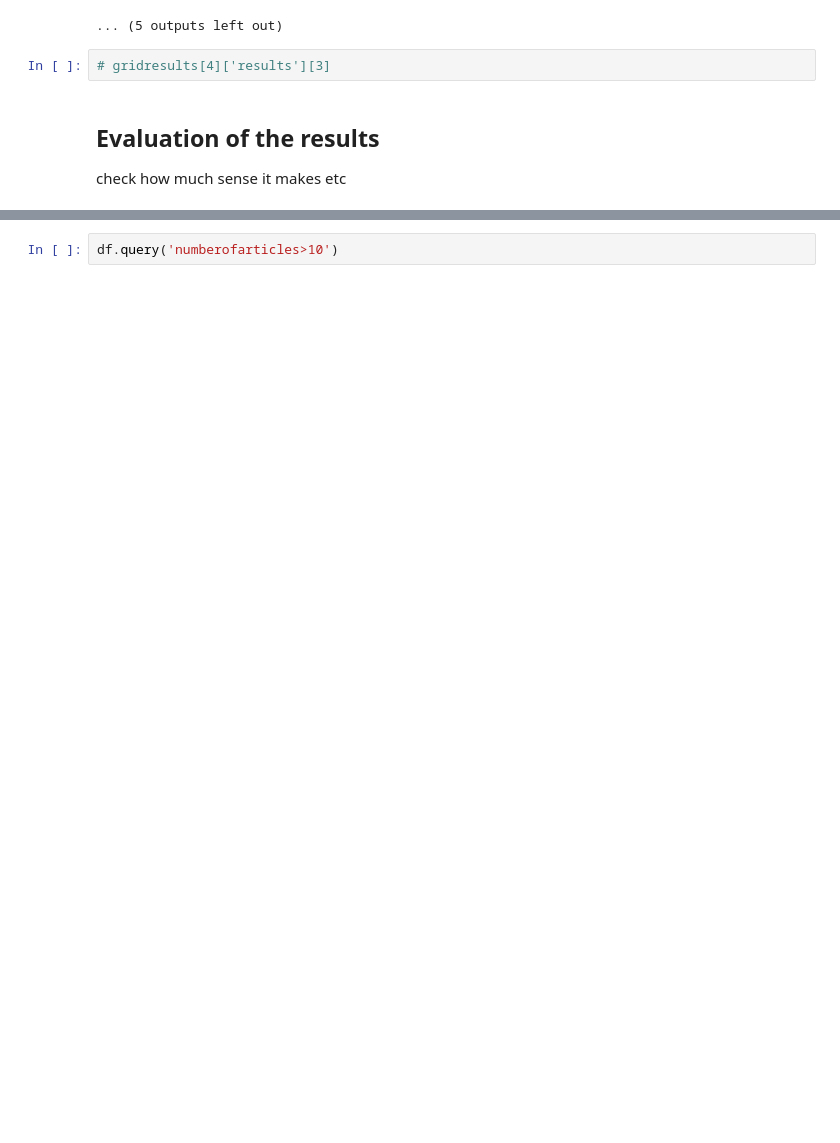
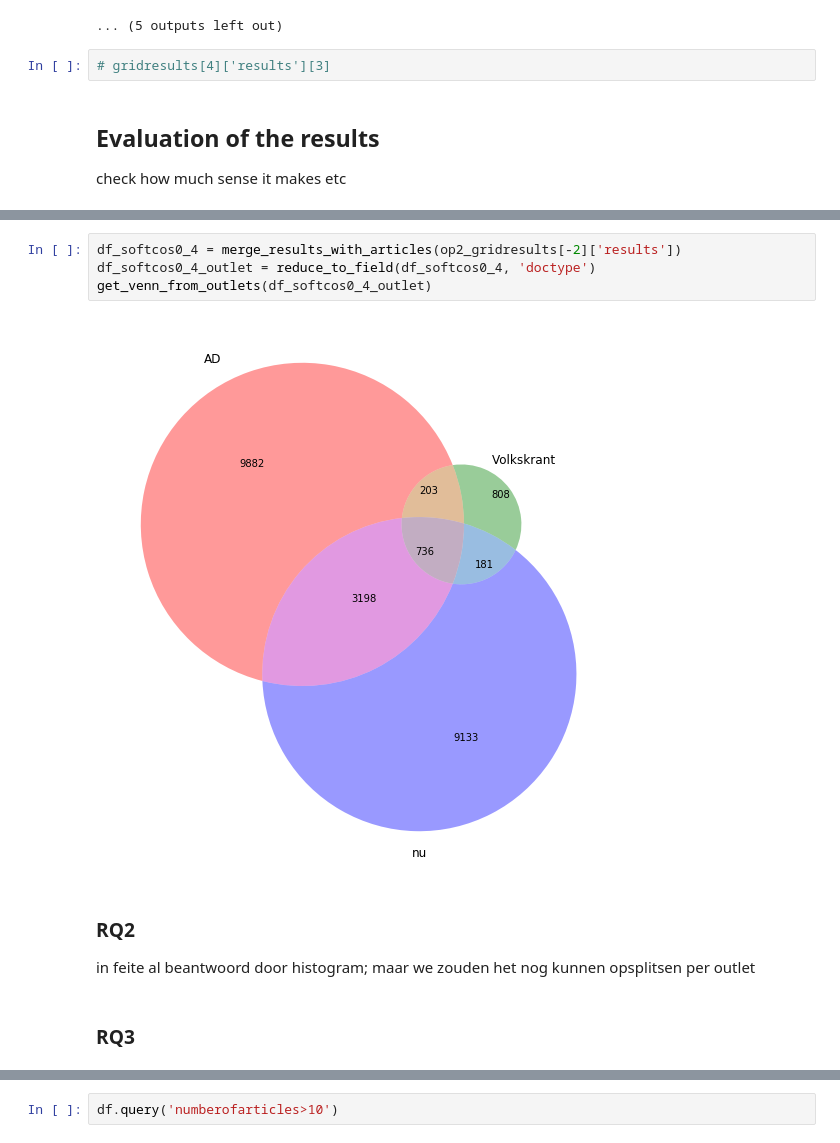
Before and after one commit to damian0604/newsevents, a Jupyter notebook: src/analysis/clustering.ipynb, the cells around one changed output, grey strips where cells are left out. Cells and saved outputs as stored; diff of their text form; blank space fills up the shorter version.

```diff
--- a/src/analysis/clustering.ipynb
+++ b/src/analysis/clustering.ipynb
@@ -483,0 +520,12 @@ df
+# %%
+df_softcos0_4 = merge_results_with_articles(op2_gridresults[-2]['results'])
+df_softcos0_4_outlet = reduce_to_field(df_softcos0_4, 'doctype')
+get_venn_from_outlets(df_softcos0_4_outlet)
+# %% [output]
+[figure, added]
+# %% [markdown]
+### RQ2
+
+in feite al beantwoord door histogram; maar we zouden het nog kunnen opsplitsen per outlet
+# %% [markdown]
+### RQ3
```
Also changed, not shown: parts of 21 cells of this notebook, 1 other file.
